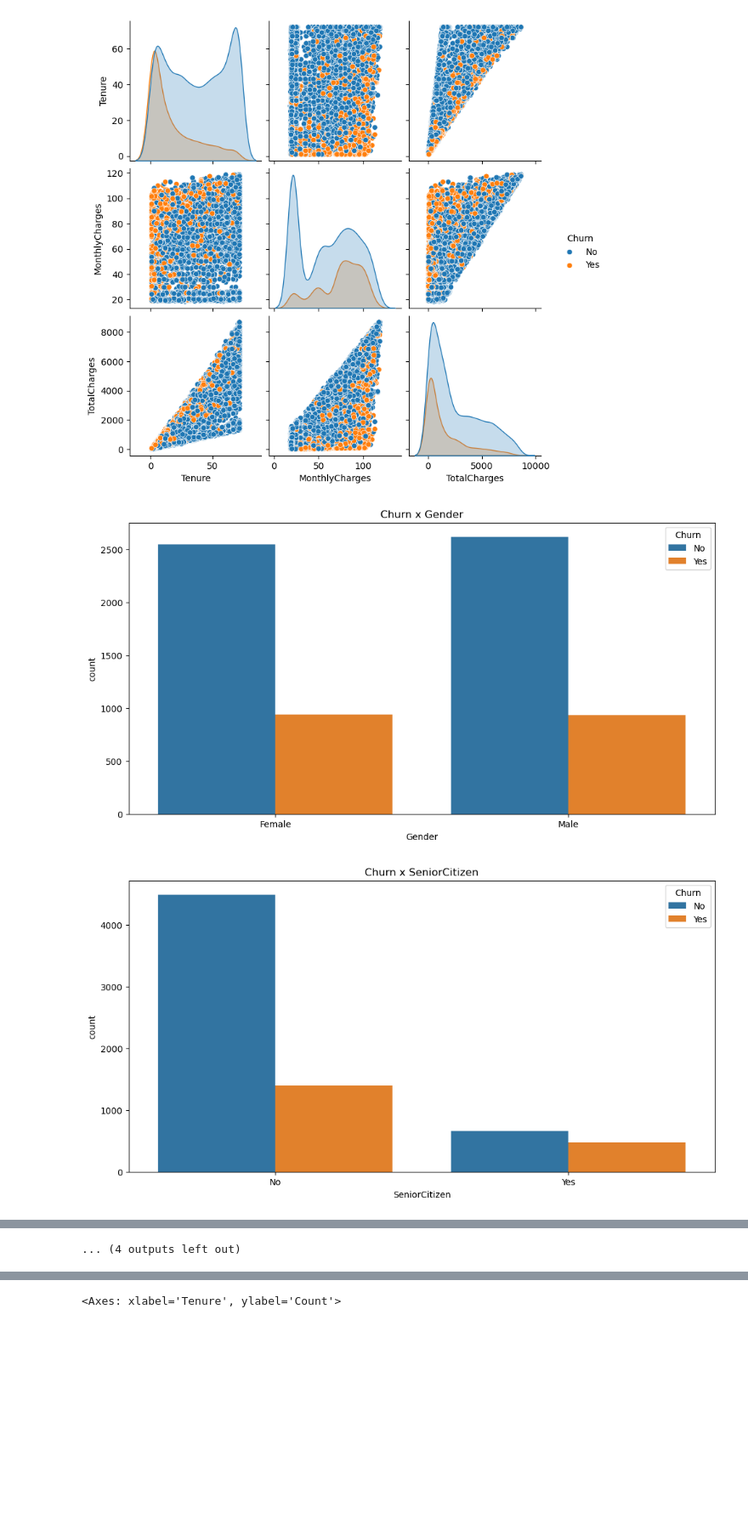
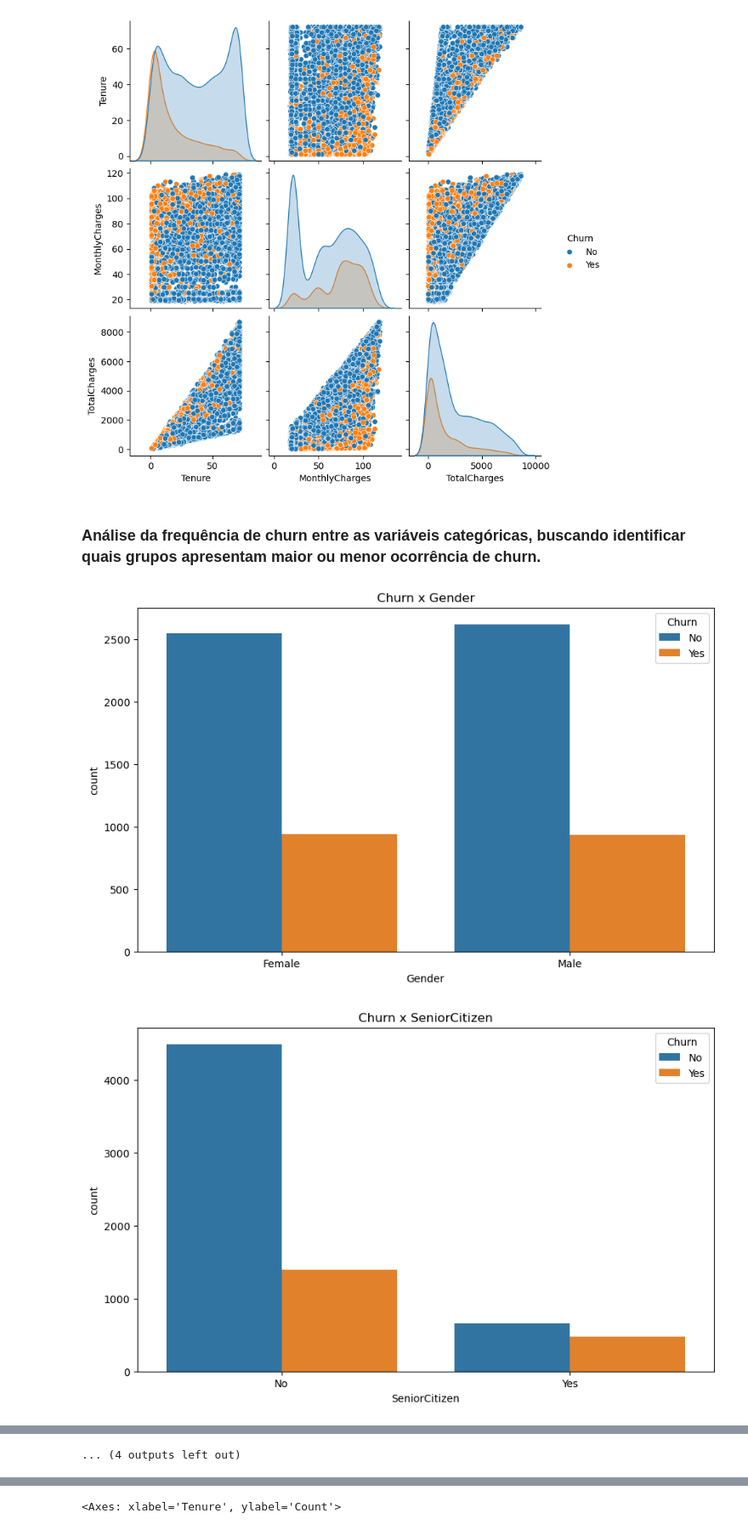
Before and after one commit to igao01/ds_telecom_churn, a Jupyter notebook: notebooks/eda_telco_churn.ipynb, the cells around one changed output, grey strips where cells are left out. Shown at 85% size. Cells and saved outputs as stored; diff of their text form; code cells hidden in the pictures; blank space fills up the shorter version.

```diff
--- a/notebooks/eda_telco_churn.ipynb
+++ b/notebooks/eda_telco_churn.ipynb
@@ -43,15 +45,17 @@ sns.pairplot(data=df_eda, hue=TARGET_COLUMN)
 # %% [output]
 <seaborn.axisgrid.PairGrid at 0x...>
 [figure]
+# %% [markdown]
+### Análise da frequência de churn entre as variáveis categóricas, buscando identificar quais grupos apresentam maior ou menor ocorrência de churn.
 # %%
 for column in CATEGORICAL_COLUMNS:
-    fig, ax = plt.subplots(figsize=(12,6))
+    fig, ax = plt.subplots(figsize=(10,6))
 
     sns.countplot(data=df_eda, x=column, hue=TARGET_COLUMN)
 
     ax.set_title(f'{TARGET_COLUMN} x {column}')
     ax.set_xlabel(column)
     plt.show()
 # %% [output]
-[figure, old version]
+[figure, new version]
-[figure, old version]
+[figure, new version]
```
Also changed, not shown: parts of 30 cells of this notebook.
